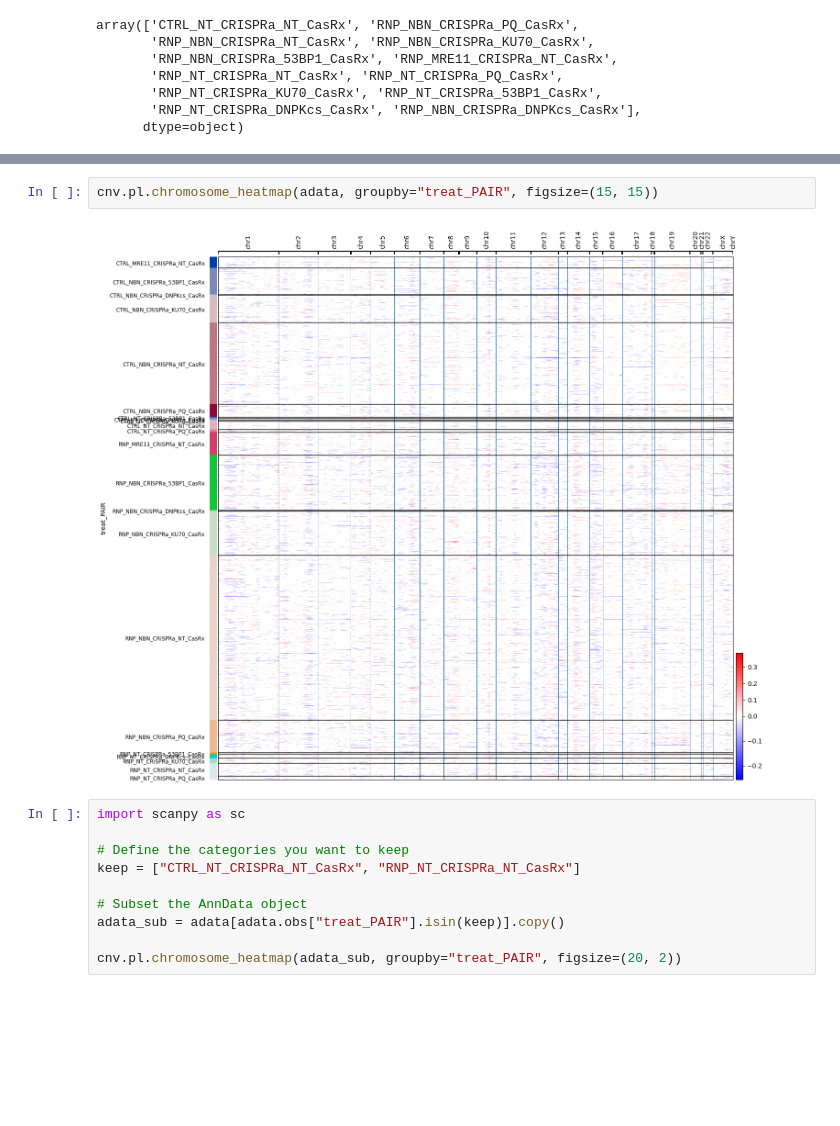
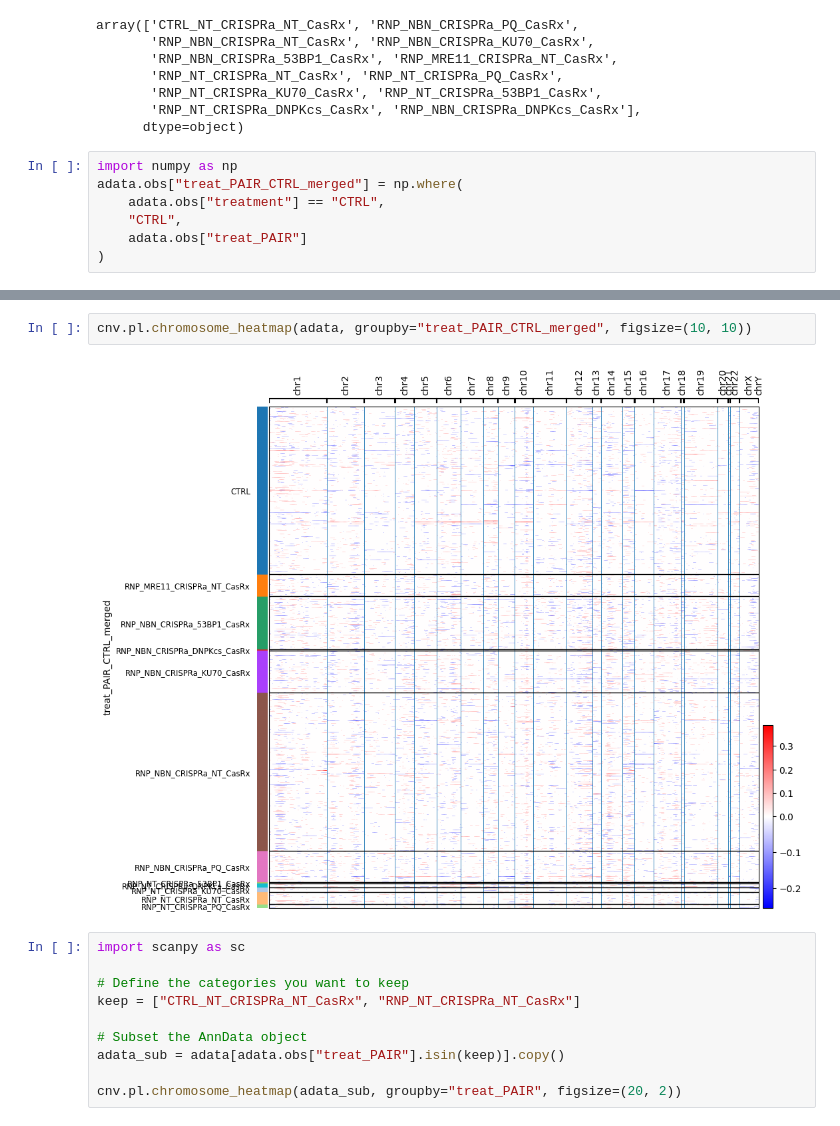
Before and after one commit to S-Zhang-Lab/PAIR-manuscript-code, a Jupyter notebook: perturb-seq/code/infercnv_ana.ipynb, the cells around one changed output, grey strips where cells are left out. Cells and saved outputs as stored; diff of their text form; blank space fills up the shorter version.

```diff
--- a/perturb-seq/code/infercnv_ana.ipynb
+++ b/perturb-seq/code/infercnv_ana.ipynb
@@ -67,3 +67,10 @@ array(['CTRL_NT_CRISPRa_NT_CasRx', 'RNP_NBN_CRISPRa_PQ_CasRx',
        'RNP_NT_CRISPRa_KU70_CasRx', 'RNP_NT_CRISPRa_53BP1_CasRx',
        'RNP_NT_CRISPRa_DNPKcs_CasRx', 'RNP_NBN_CRISPRa_DNPKcs_CasRx'],
       dtype=object)
+# %%
+import numpy as np
+adata.obs["treat_PAIR_CTRL_merged"] = np.where(
+    adata.obs["treatment"] == "CTRL",
+    "CTRL",
+    adata.obs["treat_PAIR"]
+)
@@ -93,9 +109,9 @@ cnv.tl.infercnv(
     step=10
 )
 # %%
-cnv.pl.chromosome_heatmap(adata, groupby="treat_PAIR", figsize=(15, 15))
+cnv.pl.chromosome_heatmap(adata, groupby="treat_PAIR_CTRL_merged", figsize=(10, 10))
 # %% [output]
-[figure, old version]
+[figure, new version]
 # %%
 import scanpy as sc
 
```
Also changed, not shown: parts of 3 cells of this notebook.
